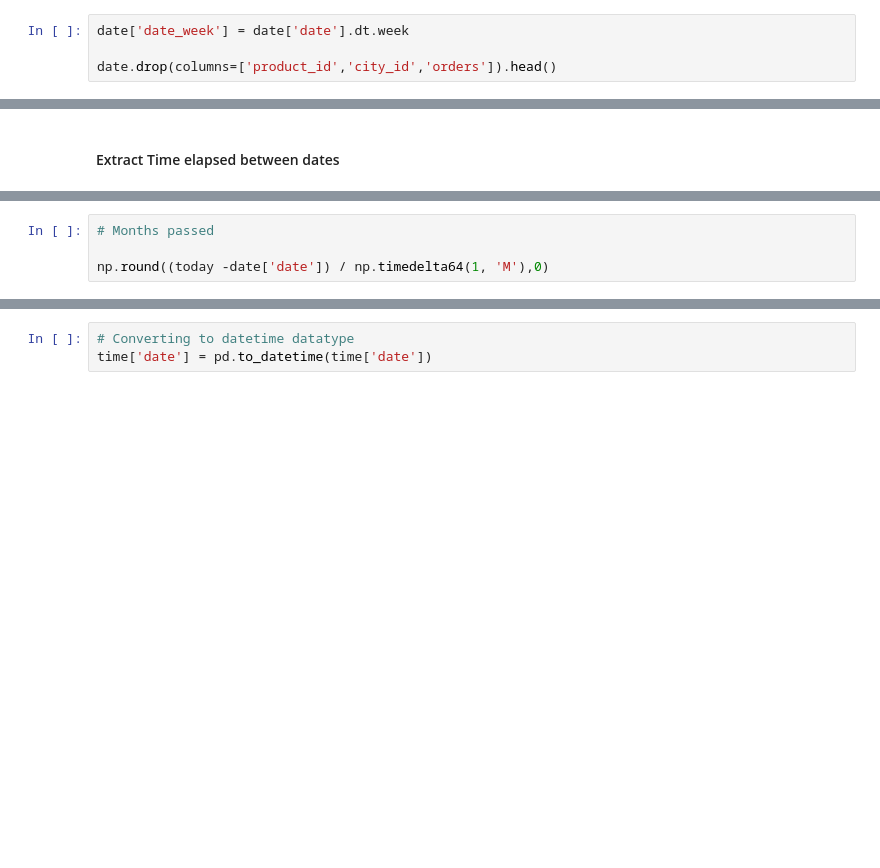
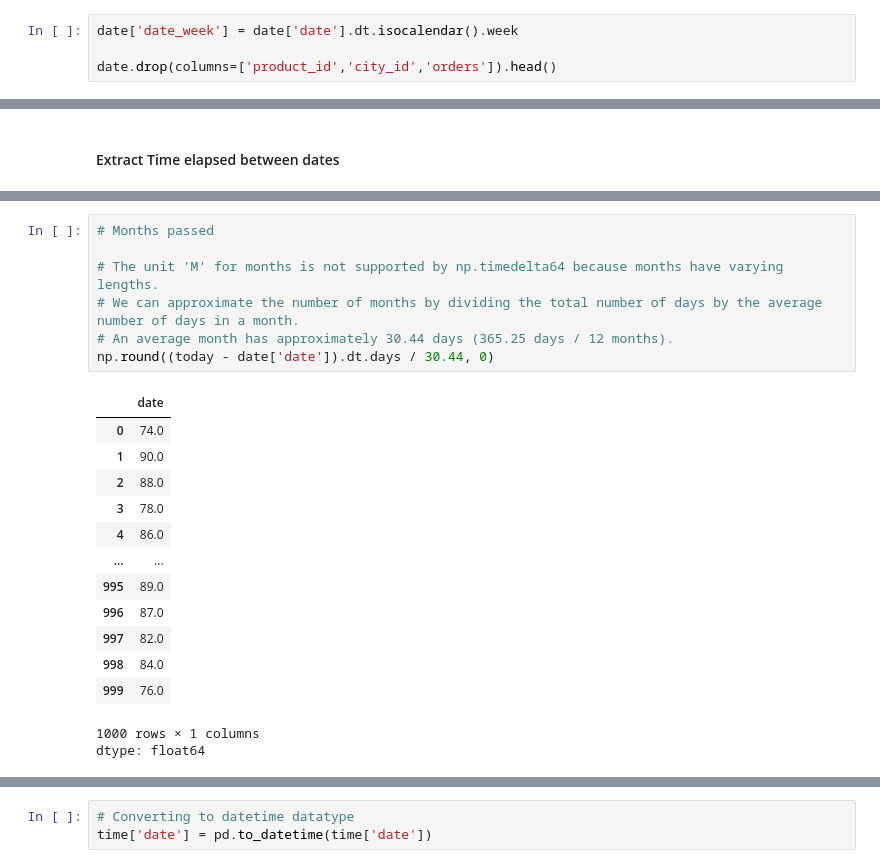
Before and after one commit to manyasachdeva27/MACHINE-LEARNING, a Jupyter notebook: working_with_dates_and_time.ipynb, the cells around one changed output, grey strips where cells are left out. Drawn from its saved outputs; the diff is of its cells as text; blank space fills up the shorter version.

```diff
--- a/working_with_dates_and_time.ipynb
+++ b/working_with_dates_and_time.ipynb
@@ -160,7 +160,7 @@ date.drop(columns=['product_id','city_id','orders']).head()
 # %% [markdown]
 #### Extract week of the year
 # %%
-date['date_week'] = date['date'].dt.week
+date['date_week'] = date['date'].dt.isocalendar().week
 
 date.drop(columns=['product_id','city_id','orders']).head()
 # %% [output]
@@ -192,6 +243,24 @@ today - date['date']
-# %%
-# Months passed
-
-np.round((today -date['date']) / np.timedelta64(1, 'M'),0)
+# %%
+# Months passed
+
+# The unit 'M' for months is not supported by np.timedelta64 because months have varying lengths.
+# We can approximate the number of months by dividing the total number of days by the average number of days in a month.
+# An average month has approximately 30.44 days (365.25 days / 12 months).
+np.round((today - date['date']).dt.days / 30.44, 0)
+# %% [output]
+|  | date |
+| 0 | 74.0 |
+| 1 | 90.0 |
+| 2 | 88.0 |
+| 3 | 78.0 |
+| 4 | 86.0 |
+| ... | ... |
+| 995 | 89.0 |
+| 996 | 87.0 |
+| 997 | 82.0 |
+| 998 | 84.0 |
+| 999 | 76.0 |
+1000 rows × 1 columns
+dtype: float64
 # %%
 time.info()
```
Also changed, not shown: parts of 14 cells of this notebook.
